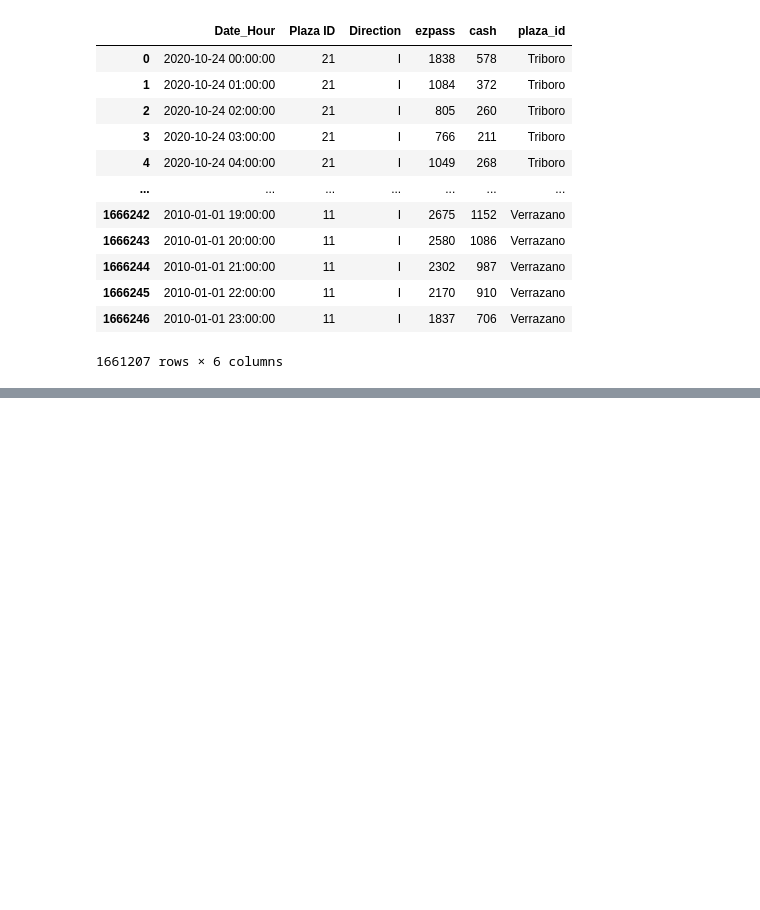
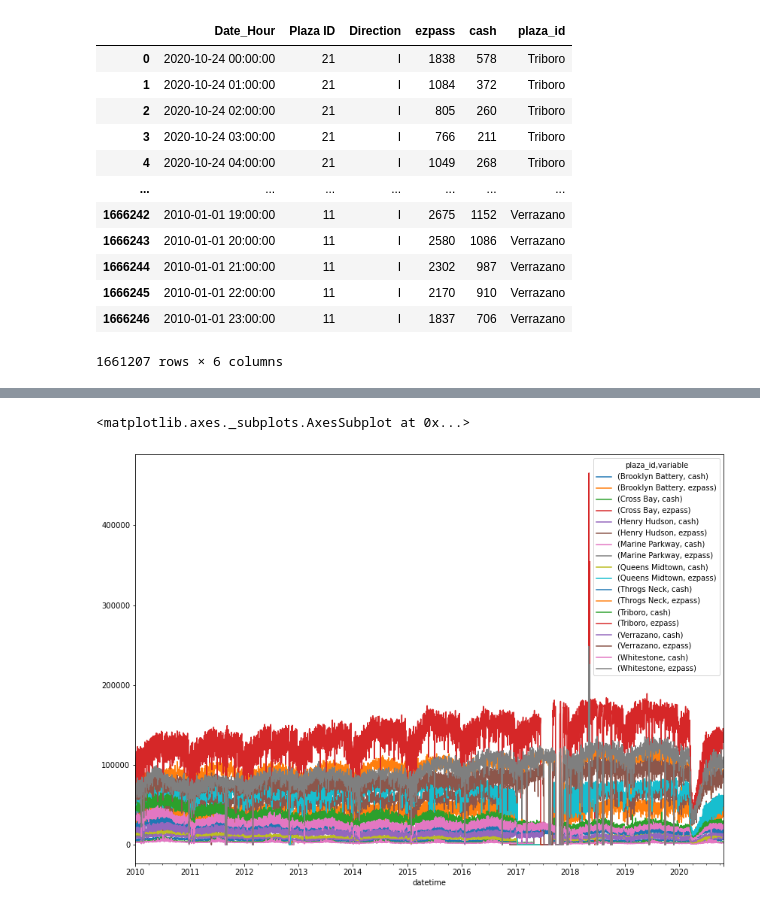
Before and after one commit to albertum1/Time_Series_MTABT, a Jupyter notebook: MTABT_Preprocessing.ipynb, the cells around one changed output, grey strips where cells are left out. Drawn from its saved outputs; the diff is of its cells as text; code cells hidden in the pictures; blank space fills up the shorter version.

```diff
--- a/MTABT_Preprocessing.ipynb
+++ b/MTABT_Preprocessing.ipynb
@@ -111,0 +84,3 @@ df.loc[df['cash'].eq(0)].describe()
+# %%
+df.drop(columns=['Plaza ID', 'Direction'], inplace=True)
+df
@@ -111,0 +101,6 @@ df.loc[df['cash'].eq(0)].describe()
+# %%
+df.columns = ['datetime', 'ezpass', 'cash', 'plaza_id']
+# %%
+_df = df.melt(id_vars=['datetime','plaza_id'], value_vars=['ezpass', 'cash'])
+_df.set_index('datetime', inplace=True)
+_df = _df.groupby(['plaza_id', 'variable'])['value'].resample('1D').sum()
@@ -111,0 +123,2 @@ df.loc[df['cash'].eq(0)].describe()
+# %%
+a = _df.unstack().T
@@ -111,0 +147,6 @@ df.loc[df['cash'].eq(0)].describe()
+# %%
+fig, ax = plt.subplots(figsize=(14,10))
+a.plot(ax = ax)
+# %% [output]
+<matplotlib.axes._subplots.AxesSubplot at 0x...>
+[figure, added]
```
Also changed, not shown: parts of 56 cells of this notebook.
